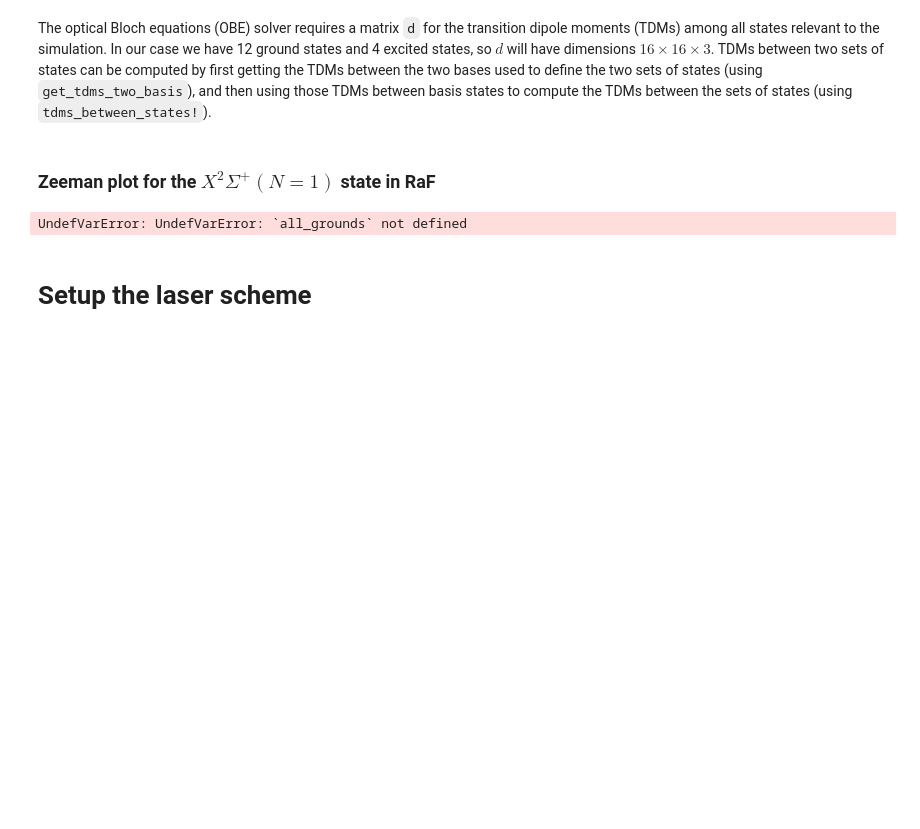
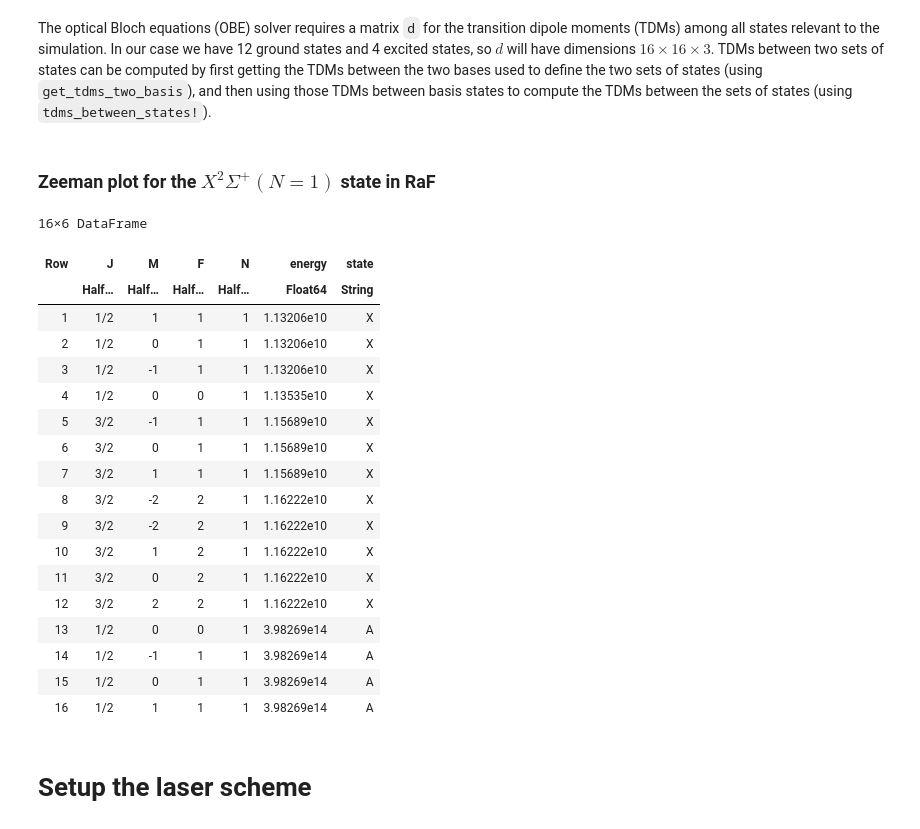
Before and after one commit to munozariasjm/QuantumStates.jl, a Jupyter notebook: rax_sims/notebooks/Perp_RaF.ipynb, the cells around one changed output. Saved outputs shown, nothing was run; the diff lists cells and outputs as text; code cells hidden in the pictures; blank space fills up the shorter version.

```diff
--- a/rax_sims/notebooks/Perp_RaF.ipynb
+++ b/rax_sims/notebooks/Perp_RaF.ipynb
@@ -276,9 +276,9 @@ function find_state_by_quantum_numbers(states, N, J, F, M)
     error("State with quantum numbers N=$N, J=$J, F=$F, M=$M not found.")
 end
 Aenergies = [energy(st) for st in excited_states]
-Xenergies = [energy(st) for st in all_grounds]
+Xenergies = [energy(st) for st in ground_states]
 
-ground_quantum_numbers = [extract_quantum_numbers_from_state(st) for st in all_grounds]
+ground_quantum_numbers = [extract_quantum_numbers_from_state(st) for st in ground_states]
 excited_quantum_numbers = [extract_quantum_numbers_from_state(st) for st in excited_states]
 
 X_Js = [qn[:J] for qn in ground_quantum_numbers]
@@ -293,34 +293,52 @@ A_Ns = [qn[:N] for qn in excited_quantum_numbers]
 df = DataFrame(
     J = [A_Js; X_Js],
     M = [A_Ms; X_Ms],
     F = [A_Fs; X_Fs],
     N = [A_Ns; X_Ns],
     energy = [Aenergies; Xenergies],
     state = [["A" for _ in Aenergies]; ["X" for _ in Xenergies]]
 )
 
 # Sort the DataFrame by energy and then M
 sort!(df, [:energy, :M, :F, :J, :N]);
 # PlotlyJS.plot(
 #     PlotlyJS.scatter(
 #         x = df.N[df.state .== "X"],
 #         y = df.energy[df.state .== "X"],
 #         mode = "markers",
 #         marker = attr(
 #             size = 10,
 #             color = df.M,
 #             colorscale = "Viridis",
 #             colorbar = attr(title = "M"),
 #             showscale = true
 #         ),
 #         text = ["J: $(df.J[i]), M: $(df.M[i]), F: $(df.F[i]), N: $(df.N[i])" for i in 1:length(df.energy)],
 #         hoverinfo = "text",
 #         name = "A and X states",
 #         type = "scatter"
 #     ),
 # )
 # %% [output]
-UndefVarError: UndefVarError: `all_grounds` not defined
+16×6 DataFrame
+| Row | J | M | F | N | energy | state |
+|  | Half… | Half… | Half… | Half… | Float64 | String |
+| 1 | 1/2 | 1 | 1 | 1 | 1.13206e10 | X |
+| 2 | 1/2 | 0 | 1 | 1 | 1.13206e10 | X |
+| 3 | 1/2 | -1 | 1 | 1 | 1.13206e10 | X |
+| 4 | 1/2 | 0 | 0 | 1 | 1.13535e10 | X |
+| 5 | 3/2 | -1 | 1 | 1 | 1.15689e10 | X |
+| 6 | 3/2 | 0 | 1 | 1 | 1.15689e10 | X |
+| 7 | 3/2 | 1 | 1 | 1 | 1.15689e10 | X |
+| 8 | 3/2 | -2 | 2 | 1 | 1.16222e10 | X |
+| 9 | 3/2 | -2 | 2 | 1 | 1.16222e10 | X |
+| 10 | 3/2 | 1 | 2 | 1 | 1.16222e10 | X |
+| 11 | 3/2 | 0 | 2 | 1 | 1.16222e10 | X |
+| 12 | 3/2 | 2 | 2 | 1 | 1.16222e10 | X |
+| 13 | 1/2 | 0 | 0 | 1 | 3.98269e14 | A |
+| 14 | 1/2 | -1 | 1 | 1 | 3.98269e14 | A |
+| 15 | 1/2 | 0 | 1 | 1 | 3.98269e14 | A |
+| 16 | 1/2 | 1 | 1 | 1 | 3.98269e14 | A |
 # %% [markdown]
 # Setup the laser scheme
 # %% [markdown]
```
Also changed, not shown: parts of 12 cells of this notebook.
